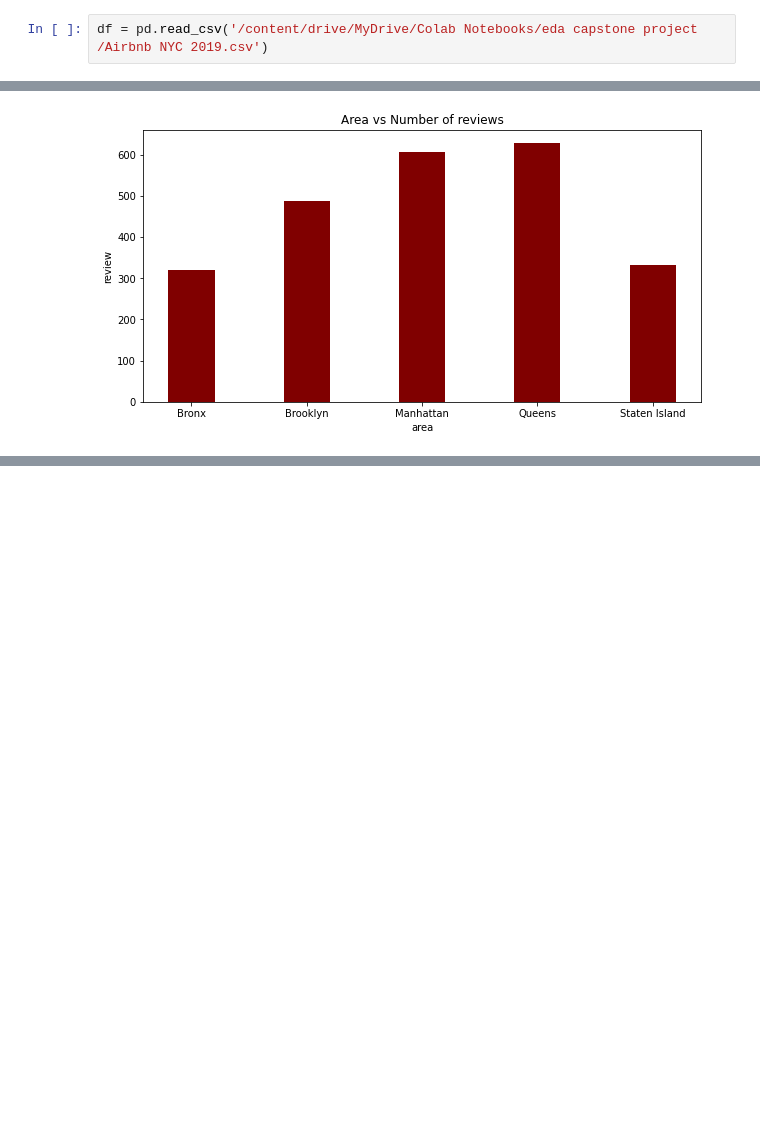
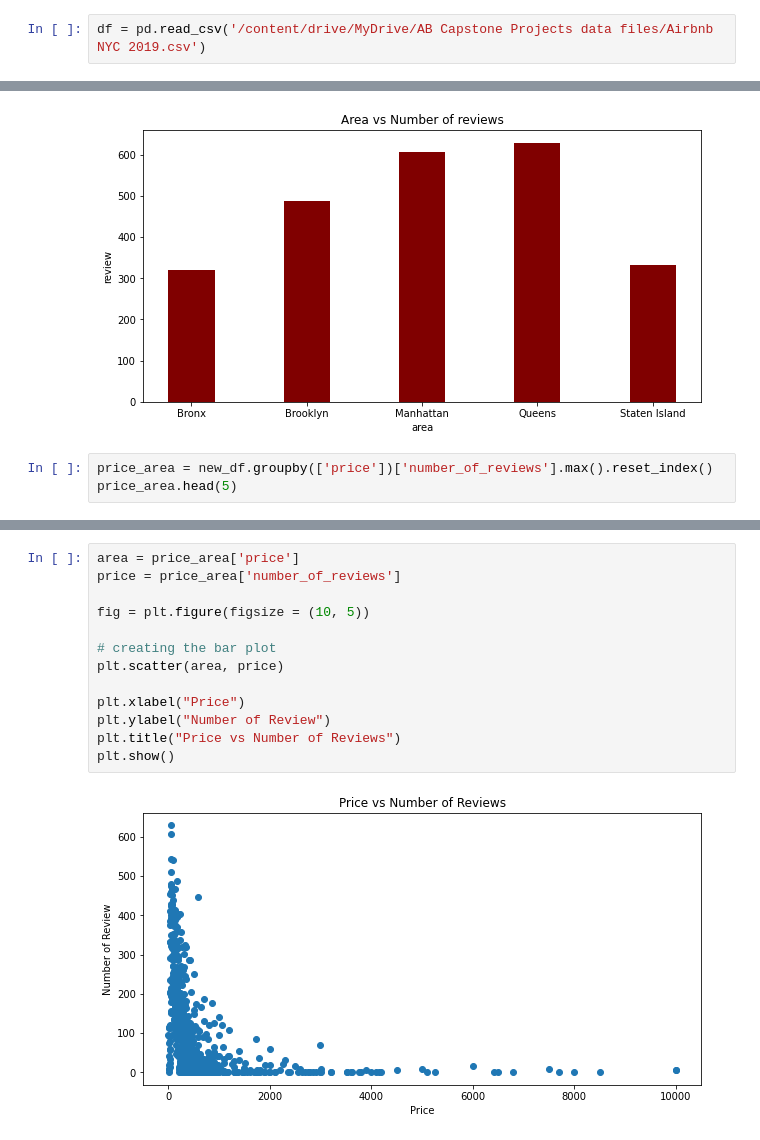
Before and after one commit to Pankaj132/Airbnb-Bookings-Analysis---Capstone-Project, a Jupyter notebook: Airbnb_Bookings_Analysis_Capstone_Project.ipynb, the cells around one changed output, grey strips where cells are left out. Drawn from its saved outputs; the diff is of its cells as text; blank space fills up the shorter version.

```diff
--- a/Airbnb_Bookings_Analysis_Capstone_Project.ipynb
+++ b/Airbnb_Bookings_Analysis_Capstone_Project.ipynb
@@ -30,7 +30,7 @@ Drive already mounted at /content/drive; to attempt to forcibly remount, call dr
 # %% [markdown]
 Importing data set into dataframe
 # %%
-df = pd.read_csv('/content/drive/MyDrive/Colab Notebooks/eda capstone project /Airbnb NYC 2019.csv')
+df = pd.read_csv('/content/drive/MyDrive/AB Capstone Projects data files/Airbnb NYC 2019.csv')
 # %%
 df.shape
 # %% [output]
@@ -144,3 +144,6 @@ plt.title("Area vs Number of reviews")
 plt.show()
 # %% [output]
 [figure]
+# %%
+price_area = new_df.groupby(['price'])['number_of_reviews'].max().reset_index()
+price_area.head(5)
@@ -146,0 +157,15 @@ plt.show()
+# %%
+area = price_area['price']
+price = price_area['number_of_reviews']
+
+fig = plt.figure(figsize = (10, 5))
+
+# creating the bar plot
+plt.scatter(area, price)
+
+plt.xlabel("Price")
+plt.ylabel("Number of Review")
+plt.title("Price vs Number of Reviews")
+plt.show()
+# %% [output]
+[figure, added]
```
Also changed, not shown: parts of 4 cells of this notebook.
